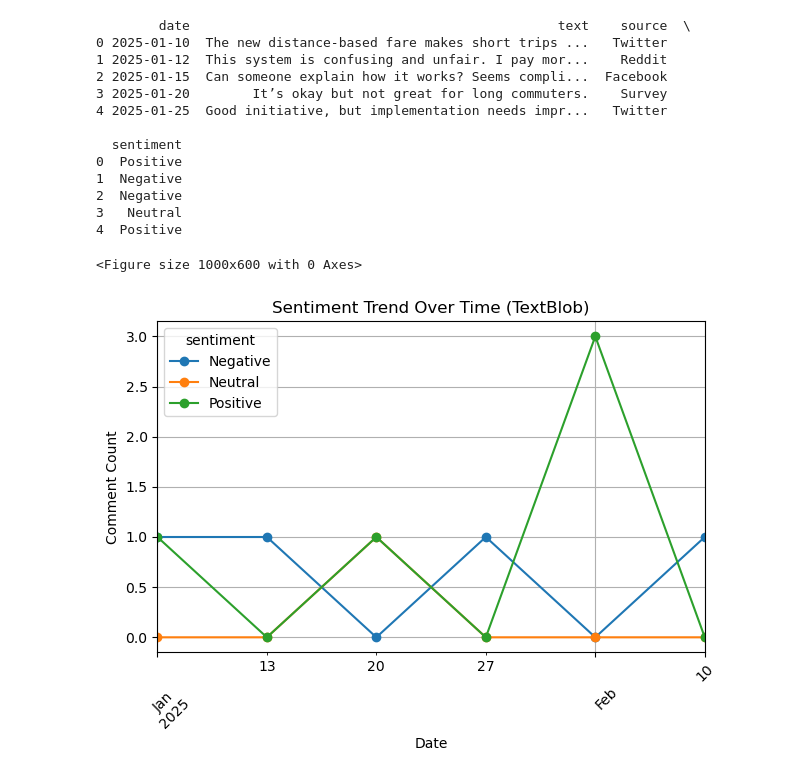
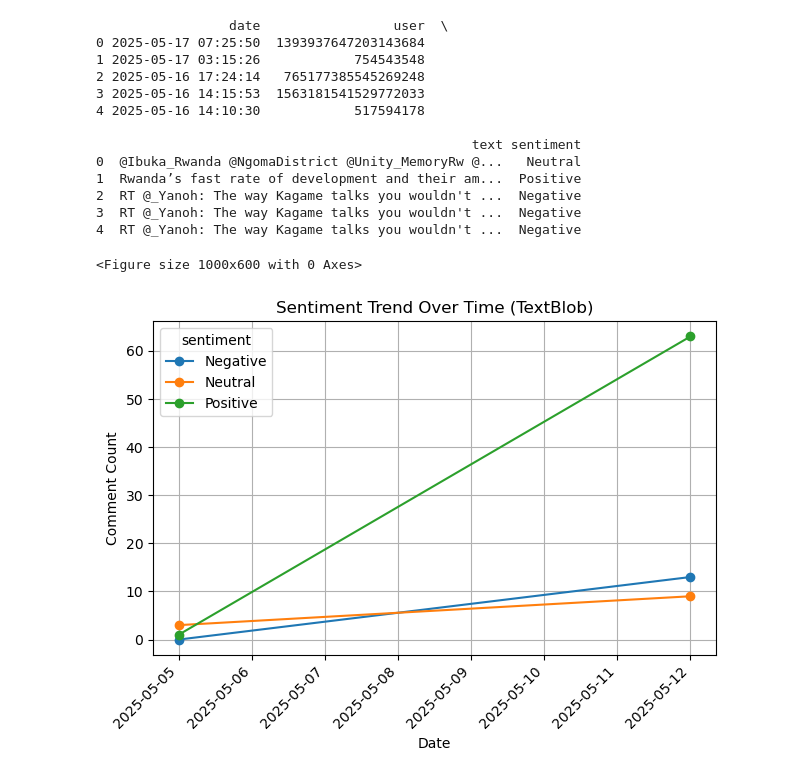
Before and after one commit to abmuvunyi/FareReformInsights, a Jupyter notebook: analysis/sentiment_analysis.ipynb, the cells around one changed output. Saved outputs shown, nothing was run; the diff lists cells and outputs as text; code cells hidden in the pictures.

```diff
--- a/analysis/sentiment_analysis.ipynb
+++ b/analysis/sentiment_analysis.ipynb
@@ -1,59 +1,59 @@
 # %%
-# Fallback: Using TextBlob for sentiment analysis instead of VADER
-
 from textblob import TextBlob
 import pandas as pd
 import matplotlib.pyplot as plt
 
 # Load the dataset
-df = pd.read_csv("../data/fare_sentiment_sample.csv")
+df = pd.read_csv("../data/expanded_tweets.csv")
 
 # Apply sentiment analysis using TextBlob
 def classify_sentiment_blob(text):
     polarity = TextBlob(text).sentiment.polarity
     if polarity >= 0.05:
         return "Positive"
     elif polarity <= -0.05:
         return "Negative"
     else:
         return "Neutral"
 
 df["sentiment"] = df["text"].apply(classify_sentiment_blob)
-df["date"] = pd.to_datetime(df["date"])
+
+# Parse date and remove timezone info
+df["date"] = pd.to_datetime(df["date"]).dt.tz_localize(None)
 
 # Group by week and sentiment
 sentiment_over_time = df.groupby([df["date"].dt.to_period("W"), "sentiment"]).size().unstack(fill_value=0)
 sentiment_over_time.index = sentiment_over_time.index.to_timestamp()
 
 # OPTIONAL: Preview the processed data
 print(df.head())
 
 # Plot sentiment trend
 plt.figure(figsize=(10, 6))
 sentiment_over_time.plot(marker='o')
 plt.title("Sentiment Trend Over Time (TextBlob)")
 plt.xlabel("Date")
 plt.ylabel("Comment Count")
 plt.grid(True)
 plt.xticks(rotation=45)
 plt.tight_layout()
 plt.show()
 # %% [output]
-        date                                               text    source  \
-0 2025-01-10  The new distance-based fare makes short trips ...   Twitter
-1 2025-01-12  This system is confusing and unfair. I pay mor...    Reddit
-2 2025-01-15  Can someone explain how it works? Seems compli...  Facebook
-3 2025-01-20        It’s okay but not great for long commuters.    Survey
-4 2025-01-25  Good initiative, but implementation needs impr...   Twitter
+                 date                 user  \
+0 2025-05-17 07:25:50  1393937647203143684
+1 2025-05-17 03:15:26            754543548
+2 2025-05-16 17:24:14   765177385545269248
+3 2025-05-16 14:15:53  1563181541529772033
+4 2025-05-16 14:10:30            517594178
 
-  sentiment
-0  Positive
-1  Negative
-2  Negative
-3   Neutral
-4  Positive
+                                                text sentiment
+0  @Ibuka_Rwanda @NgomaDistrict @Unity_MemoryRw @...   Neutral
+1  Rwanda’s fast rate of development and their am...  Positive
+2  RT @_Yanoh: The way Kagame talks you wouldn't ...  Negative
+3  RT @_Yanoh: The way Kagame talks you wouldn't ...  Negative
+4  RT @_Yanoh: The way Kagame talks you wouldn't ...  Negative
 <Figure size 1000x600 with 0 Axes>
-[figure, old version]
+[figure, new version]
 # %%
 # ====================================
 # FareReformInsights – Sentiment Analysis Script
```
Also changed, not shown: parts of 6 cells of this notebook, 5 other files.
